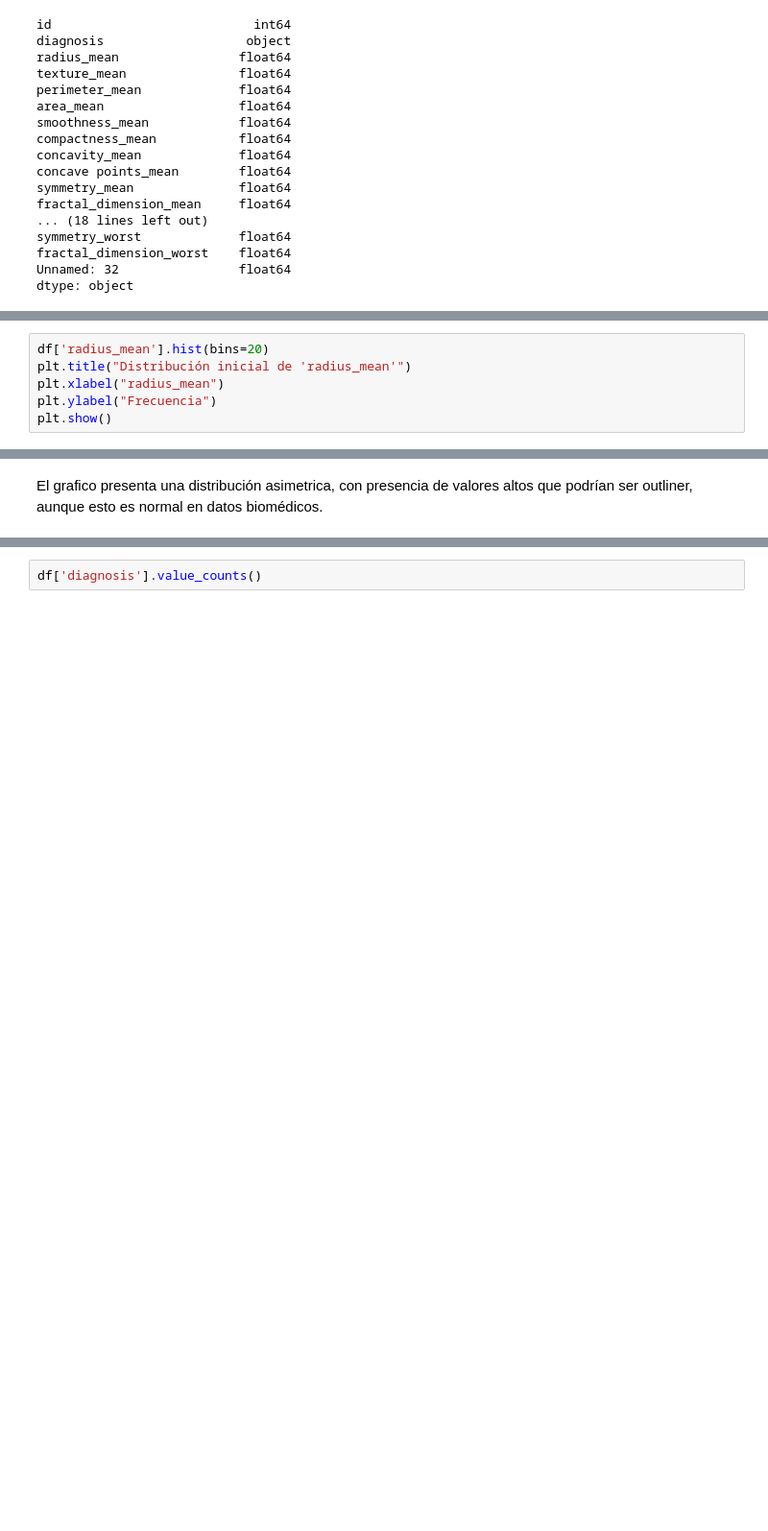
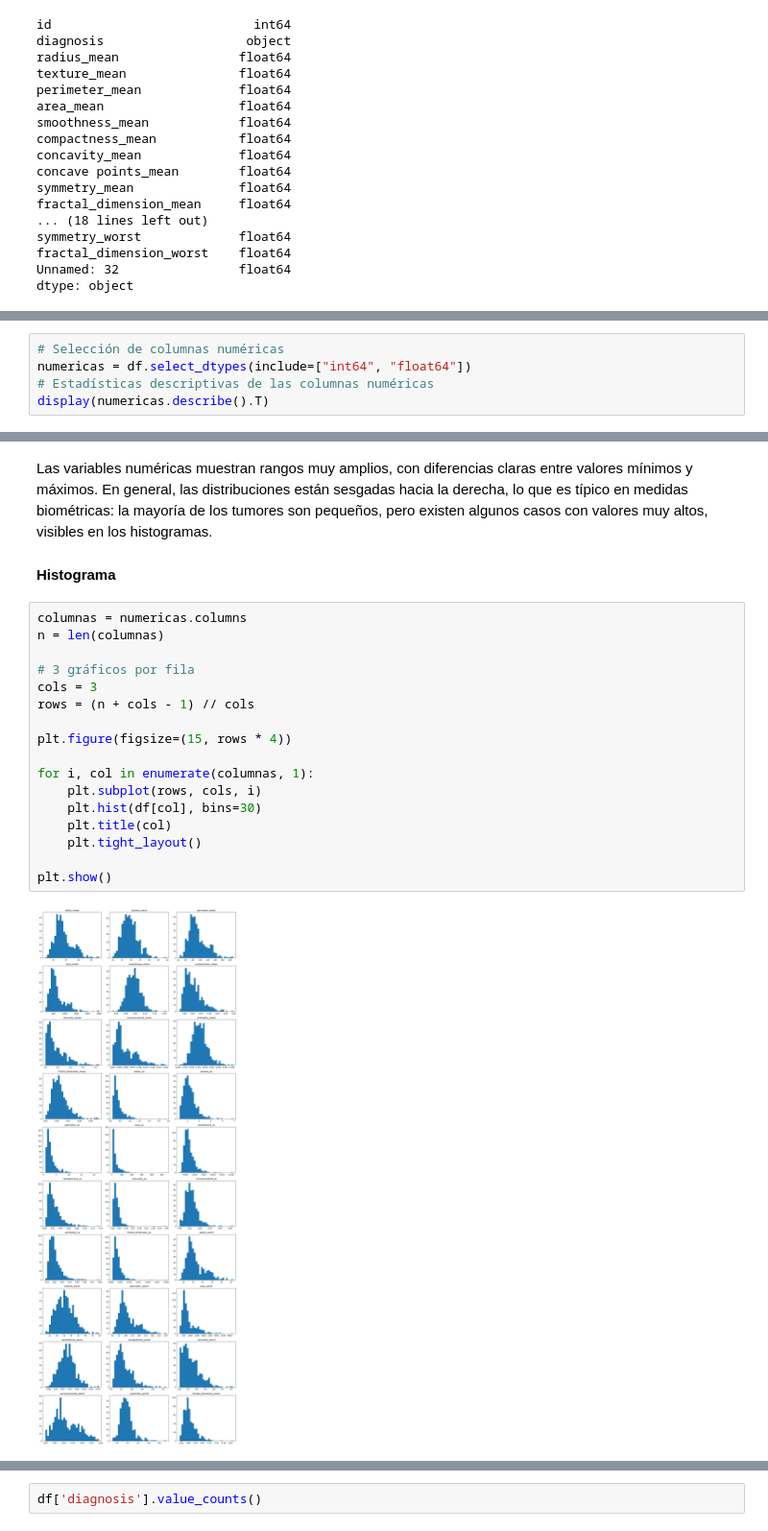
Before and after one commit to Kamimy1/Breast-Cancer-EDA, a Jupyter notebook: notebooks/eda.ipynb, the cells around one changed output, grey strips where cells are left out. Shown at 96% size. Saved outputs shown, nothing was run; the diff lists cells and outputs as text; blank space fills up the shorter version.

```diff
--- a/notebooks/eda.ipynb
+++ b/notebooks/eda.ipynb
@@ -146,7 +148,6 @@ En este dataset no se observan incoherencias evidentes en los tipos de datos de
 # %%
-df['radius_mean'].hist(bins=20)
-plt.title("Distribución inicial de 'radius_mean'")
-plt.xlabel("radius_mean")
-plt.ylabel("Frecuencia")
-plt.show()
+# Selección de columnas numéricas
+numericas = df.select_dtypes(include=["int64", "float64"])
+# Estadísticas descriptivas de las columnas numéricas
+display(numericas.describe().T)
 # %% [output]
@@ -154,2 +171,24 @@ plt.show()
 # %% [markdown]
-El grafico presenta una distribución asimetrica, con presencia de valores altos que podrían ser outliner, aunque esto es normal en datos biomédicos.
+Las variables numéricas muestran rangos muy amplios, con diferencias claras entre valores mínimos y máximos.
+En general, las distribuciones están sesgadas hacia la derecha, lo que es típico en medidas biométricas: la mayoría de los tumores son pequeños, pero existen algunos casos con valores muy altos, visibles en los histogramas.
+
+#### Histograma
+# %%
+columnas = numericas.columns
+n = len(columnas)
+
+# 3 gráficos por fila
+cols = 3
+rows = (n + cols - 1) // cols
+
+plt.figure(figsize=(15, rows * 4))
+
+for i, col in enumerate(columnas, 1):
+    plt.subplot(rows, cols, i)
+    plt.hist(df[col], bins=30)
+    plt.title(col)
+    plt.tight_layout()
+
+plt.show()
+# %% [output]
+[figure, added]
```
Also changed, not shown: parts of 7 cells of this notebook.
